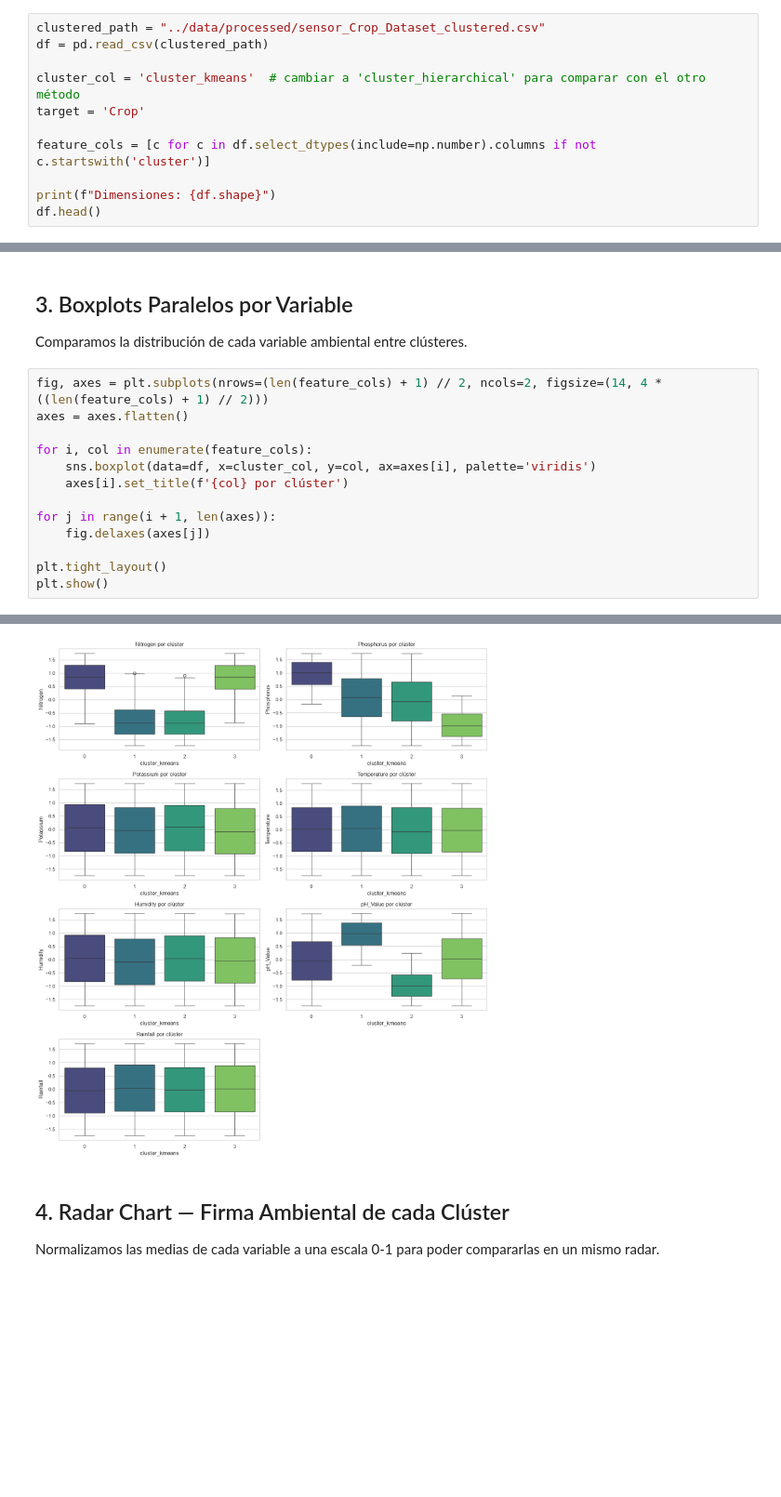
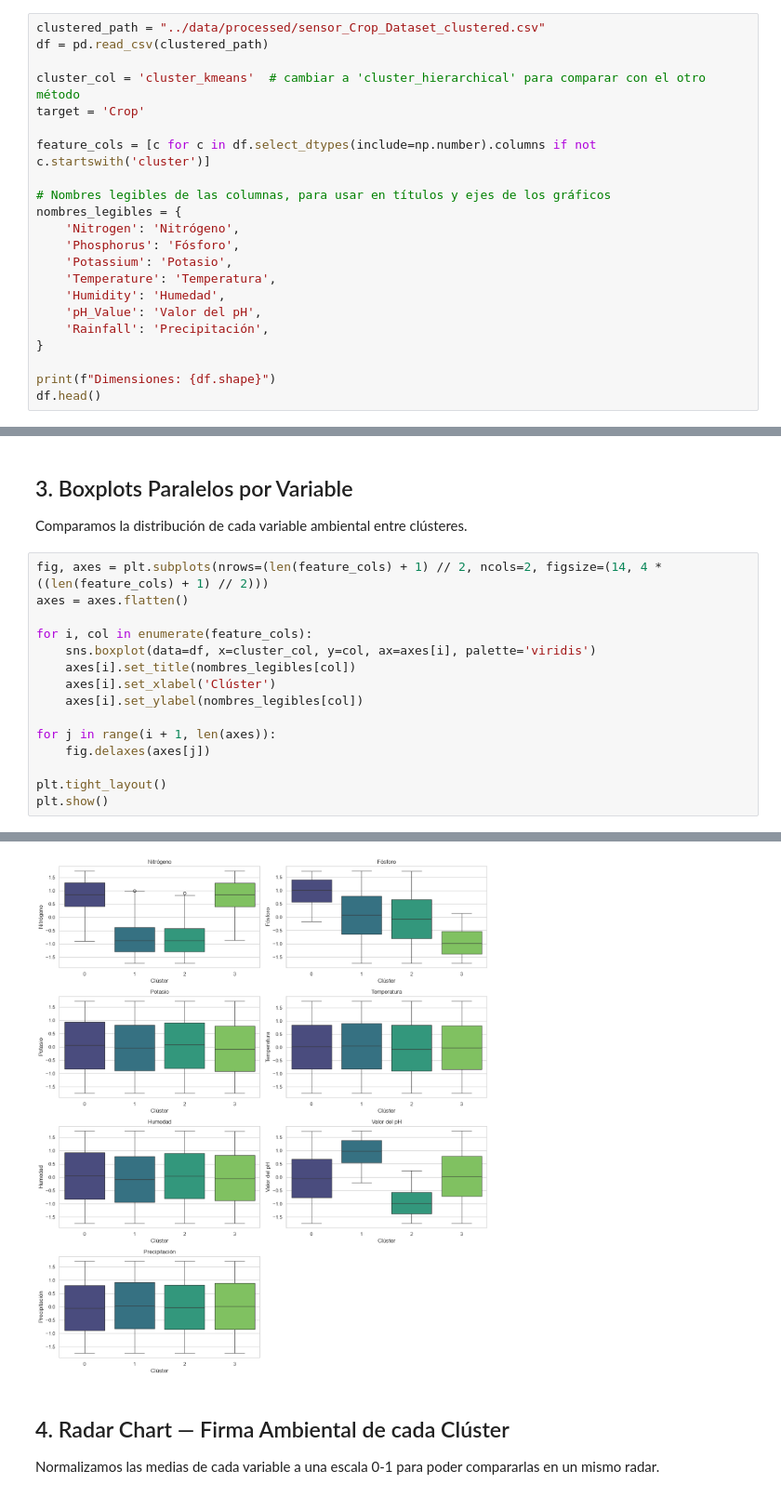
Before and after one commit to Dmgar/Project_Terra, a Jupyter notebook: notebooks/04_cluster_profiling.ipynb, the cells around one changed output, grey strips where cells are left out. Shown at 93% size. Cells and saved outputs as stored; diff of their text form; blank space fills up the shorter version.

Commit message:
Fix Labels and Titles

```diff
--- a/notebooks/04_cluster_profiling.ipynb
+++ b/notebooks/04_cluster_profiling.ipynb
@@ -31,6 +31,17 @@ target = 'Crop'
 
 feature_cols = [c for c in df.select_dtypes(include=np.number).columns if not c.startswith('cluster')]
 
+# Nombres legibles de las columnas, para usar en títulos y ejes de los gráficos
+nombres_legibles = {
+    'Nitrogen': 'Nitrógeno',
+    'Phosphorus': 'Fósforo',
+    'Potassium': 'Potasio',
+    'Temperature': 'Temperatura',
+    'Humidity': 'Humedad',
+    'pH_Value': 'Valor del pH',
+    'Rainfall': 'Precipitación',
+}
+
 print(f"Dimensiones: {df.shape}")
 df.head()
 # %% [output]
@@ -69,35 +80,37 @@ Comparamos la distribución de cada variable ambiental entre clústeres.
 # %%
 fig, axes = plt.subplots(nrows=(len(feature_cols) + 1) // 2, ncols=2, figsize=(14, 4 * ((len(feature_cols) + 1) // 2)))
 axes = axes.flatten()
 
 for i, col in enumerate(feature_cols):
     sns.boxplot(data=df, x=cluster_col, y=col, ax=axes[i], palette='viridis')
-    axes[i].set_title(f'{col} por clúster')
+    axes[i].set_title(nombres_legibles[col])
+    axes[i].set_xlabel('Clúster')
+    axes[i].set_ylabel(nombres_legibles[col])
 
 for j in range(i + 1, len(axes)):
     fig.delaxes(axes[j])
 
 plt.tight_layout()
 plt.show()
 # %% [output]
 Passing `palette` without assigning `hue` is deprecated and will be removed in v0.14.0. Assign the `x` variable to `hue` and set `legend=False` for the same effect.
 
   sns.boxplot(data=df, x=cluster_col, y=col, ax=axes[i], palette='viridis')
 
 Passing `palette` without assigning `hue` is deprecated and will be removed in v0.14.0. Assign the `x` variable to `hue` and set `legend=False` for the same effect.
 
   sns.boxplot(data=df, x=cluster_col, y=col, ax=axes[i], palette='viridis')
 
 Passing `palette` without assigning `hue` is deprecated and will be removed in v0.14.0. Assign the `x` variable to `hue` and set `legend=False` for the same effect.
 
   sns.boxplot(data=df, x=cluster_col, y=col, ax=axes[i], palette='viridis')
 
 ... (11 lines left out)
 
 Passing `palette` without assigning `hue` is deprecated and will be removed in v0.14.0. Assign the `x` variable to `hue` and set `legend=False` for the same effect.
 
   sns.boxplot(data=df, x=cluster_col, y=col, ax=axes[i], palette='viridis')
-[figure, old version]
+[figure, new version]
 # %% [markdown]
 ## 4. Radar Chart — Firma Ambiental de cada Clúster
 Normalizamos las medias de cada variable a una escala 0-1 para poder compararlas en un mismo radar.
```
Also changed, not shown: parts of 2 cells of this notebook, 5 other files.
